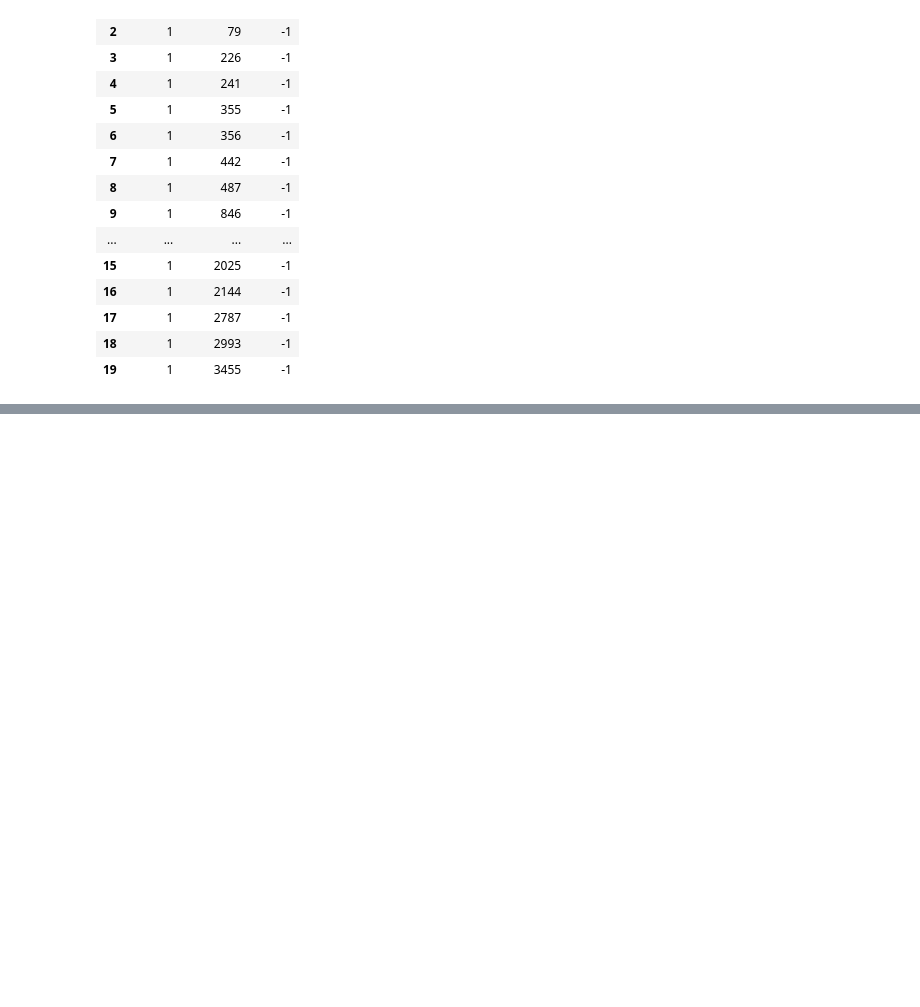
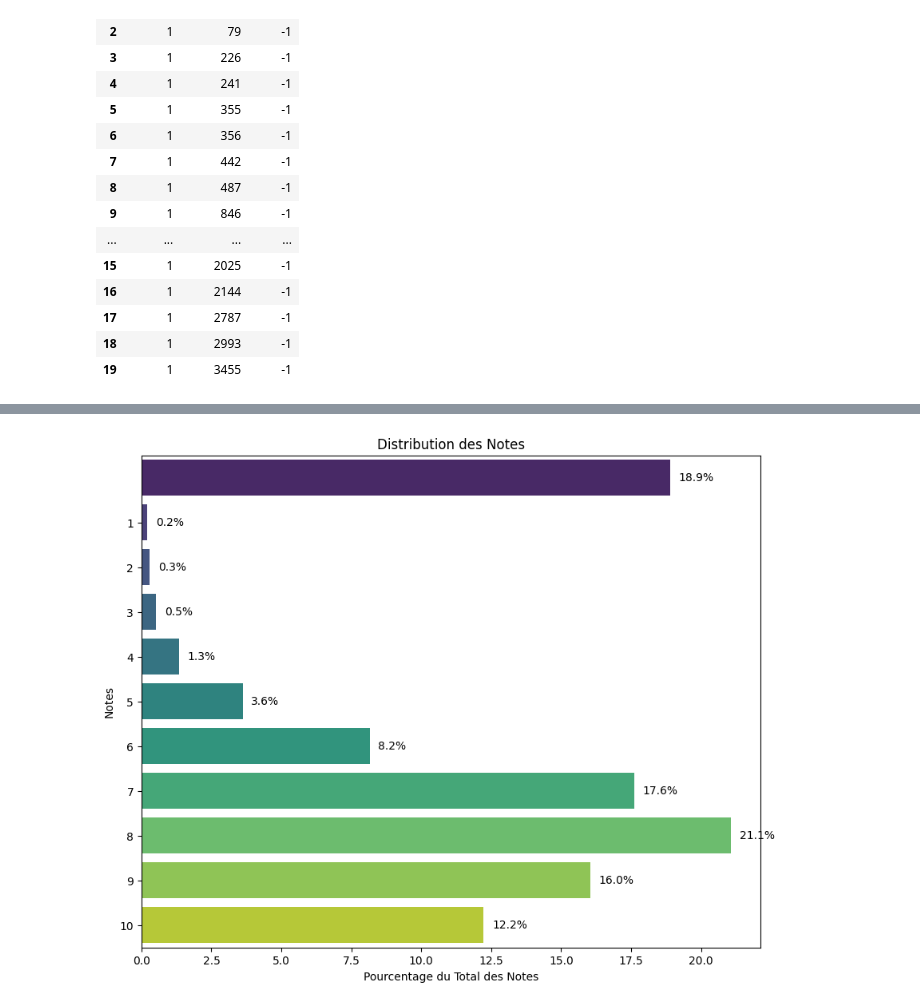
Before and after one commit to obenchekro/MyAnimeList-Recommandation-System, a Jupyter notebook: notebook/MyAnimeList Recommandation System.ipynb, the cells around one changed output, grey strips where cells are left out. Saved outputs shown, nothing was run; the diff lists cells and outputs as text; code cells hidden in the pictures; blank space fills up the shorter version.

```diff
--- a/notebook/MyAnimeList Recommandation System.ipynb
+++ b/notebook/MyAnimeList Recommandation System.ipynb
@@ -452,0 +555,20 @@ rating_df.head(20)
+# %%
+rating_counts = rating_df['rating'].value_counts()
+total = rating_counts.sum()
+percentages = (rating_counts / total) * 100
+sorted_percentages = percentages.sort_index()
+
+plt.figure(figsize=(10, 8))
+ax = sns.barplot(x=sorted_percentages.values, y=sorted_percentages.index, orient='h', palette='viridis')
+
+for p in ax.patches:
+    width = p.get_width()
+    plt.text(width + 0.3, p.get_y() + p.get_height() / 2, f'{width:.1f}%', va='center')
+
+plt.title("Distribution des Notes")
+plt.xlabel("Pourcentage du Total des Notes")
+plt.ylabel("Notes")
+plt.yticks(range(1, 11))
+plt.show()
+# %% [output]
+[figure, added]
```
Also changed, not shown: parts of 19 cells of this notebook.
